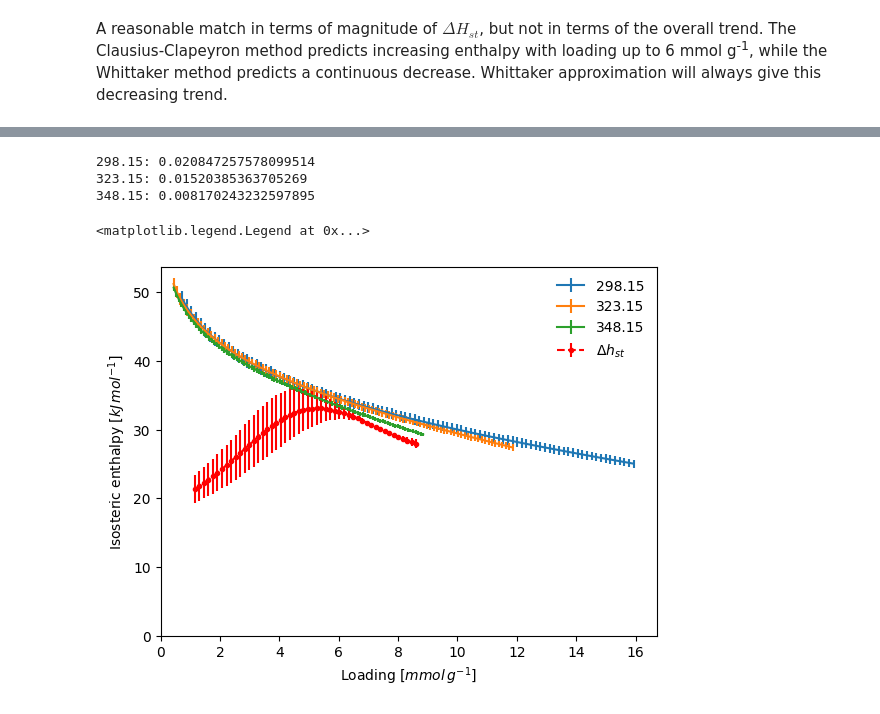
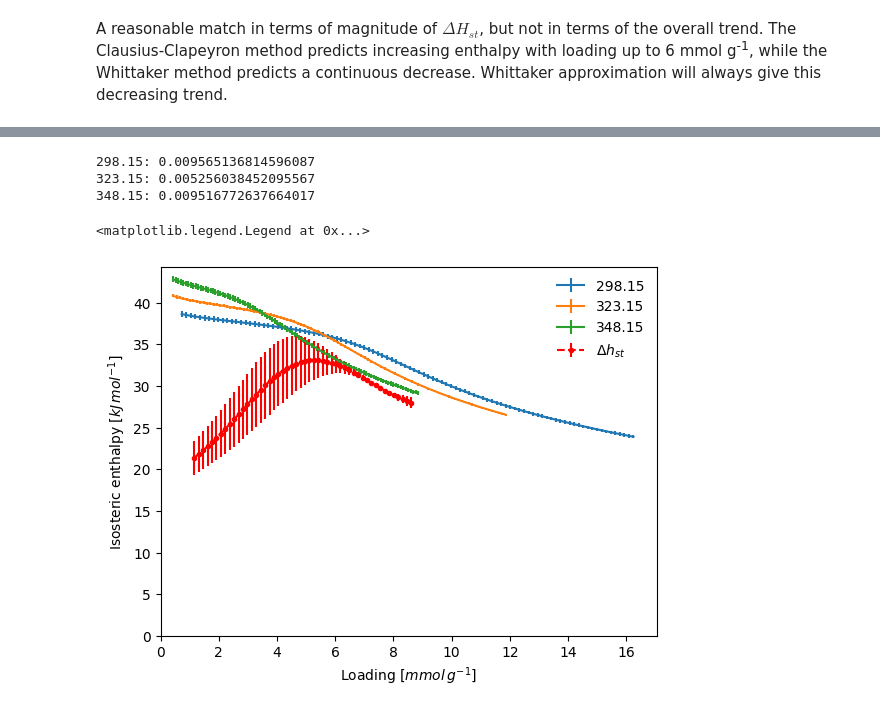
Before and after one commit to pauliacomi/pyGAPS, a Jupyter notebook: docs/examples/enthalpy_sorption.ipynb, the cells around one changed output, grey strips where cells are left out. Drawn from its saved outputs; the diff is of its cells as text; code cells hidden in the pictures.

```diff
--- a/docs/examples/enthalpy_sorption.ipynb
+++ b/docs/examples/enthalpy_sorption.ipynb
@@ -58,7 +56,7 @@ calculation.
 from pygaps.modelling import model_iso
 
 models_isosteric = [model_iso(iso, model="dslangmuir") for iso in isotherms_isosteric]
-result_dict = pgc.isosteric_enthalpy(models_isosteric, verbose=True)
+result_dict = pgc.enthalpy_sorption_clapeyron(models_isosteric, verbose=True)
 # %% [output]
 [figure]
 # %% [markdown]
@@ -183,7 +161,7 @@ for i in isotherms_isosteric:
     # Calculate heat of adsorpation with whittaker method
     whittaker = pgc.enthalpy_sorption_whittaker(
         i,
-        model='toth',  # using DSToth
+        model='langmuir',  # using DSToth
         verbose=False
     )
     print(
@@ -221,36 +199,35 @@ import matplotlib.pyplot as plt
 _, ax = plt.subplots(1, 1)  # set up an ax to plot on
 
 for i in isotherms_isosteric:
     # Calculate heat of adsorpation with whittaker method
     whittaker = pgc.enthalpy_sorption_whittaker(
         i,
-        model='toth',  # using Toth
+        model='dslangmuir',  # using Toth
         verbose=False,
-        **{'max_nfev': 1e5},  # Increasing number of function evaluations
     )
     print(
         f"{i.temperature}: {whittaker['model_isotherm'].model.rmse}"
     )  # check that fit is reasonable for all models
     ax.errorbar( # and plotting
         whittaker['loading'],
         whittaker['enthalpy_sorption'],
         yerr=whittaker['std_errs'],  # with error bars
         label=str(i.temperature),
     )
 
 # Now plotting Clausis-Clapeyron enthalpies
 pgg.calc_graphs.isosteric_enthalpy_plot(
     result_dict['loading'],
     result_dict['isosteric_enthalpy'],
     result_dict['std_errs'],
     units=isotherms_isosteric[0].units,
     ax=ax
 )
 
 ax.legend(frameon=False)
 # %% [output]
-298.15: 0.020847257578099514
-323.15: 0.01520385363705269
-348.15: 0.008170243232597895
+298.15: 0.009565136814596087
+323.15: 0.005256038452095567
+348.15: 0.009516772637664017
 <matplotlib.legend.Legend at 0x...>
-[figure, old version]
+[figure, new version]
```
Also changed, not shown: parts of 16 cells of this notebook, 6 other files.
